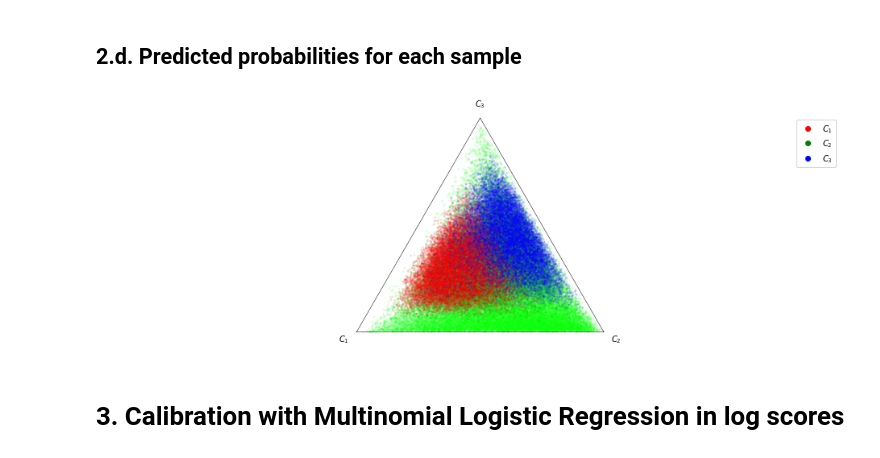
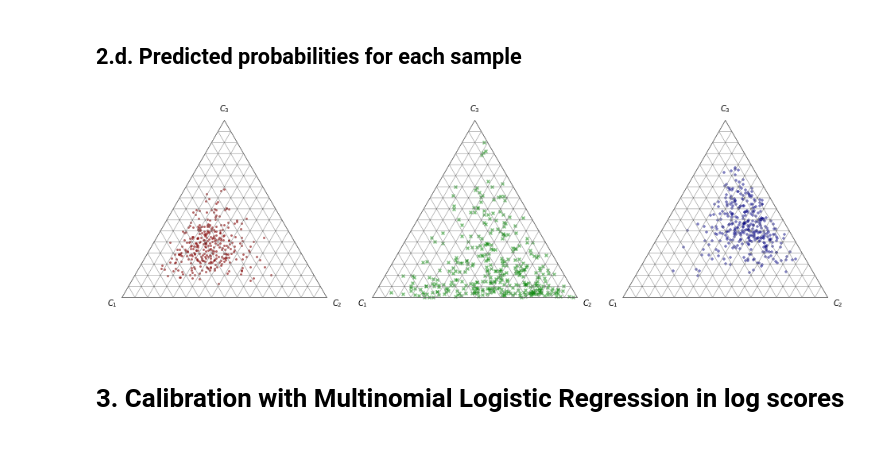
Before and after one commit to dirichletcal/experiments_neurips, a Jupyter notebook: notebooks/synthetic_data_gaussian_mixture_softmax.ipynb, the cells around one changed output. Cells and saved outputs as stored; diff of their text form; code cells hidden in the pictures.

```diff
--- a/notebooks/synthetic_data_gaussian_mixture_softmax.ipynb
+++ b/notebooks/synthetic_data_gaussian_mixture_softmax.ipynb
@@ -257,6 +255,9 @@ for i in [0, 1, 2]:
 
     ax.set_title('$P(Y={}|\mathbf{{x}})$'.format(i+1))
 
-    contour = ax.contourf(xx, yy, Z[:,i].reshape(grid_levels,grid_levels))
+    contour = ax.contourf(xx, yy, Z[:,i].reshape(grid_levels,grid_levels), cmap=c_mark[i]['cmap'])
+    ax.grid()
     fig.colorbar(contour)
+
+savefig(fig, 'xy_posteriors.svg')
 # %% [output]
@@ -283,11 +284,13 @@ class Softmax(object):
 sm = Softmax()
 softmax_outputs = sm.predict_proba(X)
 
-fig = plt.figure(figsize=(16, 5))
+fig = plt.figure()
 for i in [0, 1, 2]:
     ax = fig.add_subplot(1, 3, i+1)
 
-    draw_tri_samples(softmax_outputs[Y == i], colors[i],
+    draw_tri_samples(softmax_outputs[Y == i], c_mark[i]['color'],
                      s=15,
-                     marker='.', alpha=0.1, fig=fig, ax=ax)
+                     marker=c_mark[i]['marker'], alpha=0.5, fig=fig, ax=ax)
+
+savefig(fig, 'simplex_samples.svg')
 # %% [output]
@@ -327,6 +331,7 @@ for i in [0, 1, 2]:
 
     ax.set_title('$P(Y={}|\mathbf{{x}})$'.format(i+1))
 
-    contour = ax.contourf(xx, yy, Z[:,i].reshape(grid_levels,grid_levels))
+    contour = ax.contourf(xx, yy, Z[:,i].reshape(grid_levels,grid_levels), cmap=c_mark[i]['cmap'])
     fig.colorbar(contour)
+savefig(fig, 'xy_posterior.svg')
 # %% [output]
@@ -356,8 +362,9 @@ for true_class in [0, 1, 2]:
     for i, (cx, cy) in enumerate(combinations([0, 1, 2], 2)):
         ax = fig.add_subplot(1, 3, i+1)
         im = ax.hist2d(P_nb_test[Y_test == true_class, cx], P_nb_test[Y_test == true_class, cy],
-                  bins=20, range=[[0, 1], [0, 1]])
+                  bins=20, range=[[0, 1], [0, 1]], cmap=c_mark[true_class]['cmap'])
         fig.colorbar(im[3], ax=ax)
         ax.set_xlabel(r'$P_{}$'.format(cx+1))
         ax.set_ylabel(r'$P_{}$'.format(cy+1))
+    savefig(fig, '2d_hist_posterior_{}.svg'.format(true_class+1))
 # %% [output]
@@ -369,9 +376,17 @@ for true_class in [0, 1, 2]:
 # %%
 from utils.barycentric import draw_tri_samples
 
-draw_tri_samples(P_nb_test, Y_bin_test, s=15, marker='.', alpha=0.1, handles=[c1_mark, c2_mark, c3_mark])
+#draw_tri_samples(P_nb_test, Y_bin_test, s=15, marker='.', alpha=0.1, handles=[c1_mark, c2_mark, c3_mark])
+
+fig = plt.figure(figsize=(16, 5))
+for i in [0, 1, 2]:
+    ax = fig.add_subplot(1, 3, i+1)
+
+    draw_tri_samples(P_nb_test[Y_test == i], c_mark[i]['color'],
+                     s=15,
+                     marker=c_mark[i]['marker'], alpha=0.5, fig=fig, ax=ax)
 # %% [output]
-[figure, old version]
+[figure, new version]
 # %% [markdown]
 # 3. Calibration with Multinomial Logistic Regression in log scores
 # %%
```
Also changed, not shown: parts of 28 cells of this notebook, 2 other files.
